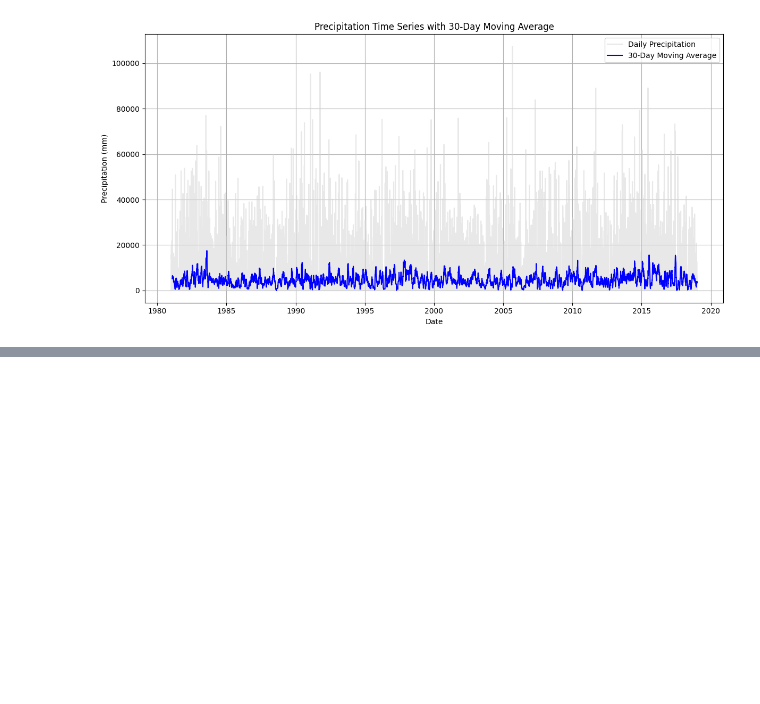
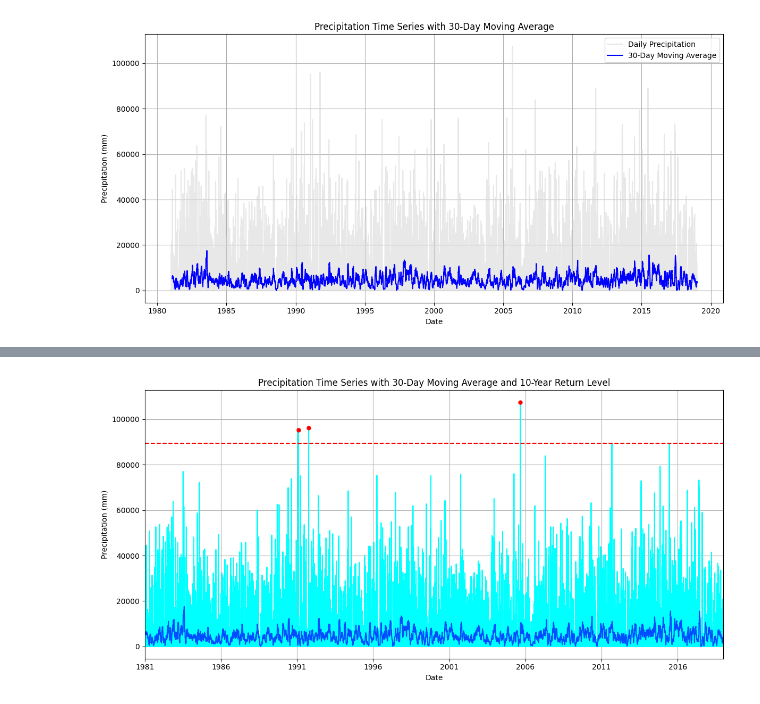
Before and after one commit to douglassilveirac/ENS5165_202402, a Jupyter notebook: pyEnv/Scripts/Série histórica precipitação Tangará.ipynb, the cells around one changed output, grey strips where cells are left out. Cells and saved outputs as stored; diff of their text form; code cells hidden in the pictures; blank space fills up the shorter version.

```diff
--- a/pyEnv/Scripts/Série histórica precipitação Tangará.ipynb
+++ b/pyEnv/Scripts/Série histórica precipitação Tangará.ipynb
@@ -89,0 +171,79 @@ See the caveats in the documentation: https://pandas.pydata.org/pandas-docs/stab
+# %%
+import pandas as pd
+import numpy as np
+import matplotlib.pyplot as plt
+from scipy.stats import gumbel_r
+
+# Lê o arquivo de origem
+file_path = 'C:/Users/dodo_/Documents/ENS5165_202402/ENS5165_202402/pyEnv/files/Precipatacao - 72715000 - TANGARA.xlsx'
+
+# Carregar os dados do Excel
+df = pd.read_excel(file_path, sheet_name='precipitation')
+
+# Converte a coluna 'precipitation' para numérico, tratando 'NaN' como valores ausentes
+df['precipitation'] = pd.to_numeric(df['precipitation'], errors='coerce')
+
+# Remove as linhas com valores NaN em 'precipitation'
+df_cleaned = df.dropna(subset=['precipitation'])
+
+# Cria uma coluna de data combinando 'year', 'month', e 'day'
+df_cleaned['date'] = pd.to_datetime(df_cleaned[['year', 'month', 'day']])
+
+# Calcula uma média móvel de 30 dias
+df_cleaned['precipitation_30d_ma'] = df_cleaned['precipitation'].rolling(window=30).mean()
+
+# Extrair o valor máximo de precipitação por ano
+df_cleaned['year'] = df_cleaned['date'].dt.year
+annual_max = df_cleaned.groupby('year')['precipitation'].max().dropna()
+
+# Ajustar a distribuição de Gumbel aos dados de máximos anuais
+params = gumbel_r.fit(annual_max)
+mu, beta = params
+
+# Definir o tempo de retorno desejado
+return_period = 10  # Tempo de retorno de 10 anos
+prob_exceedance = 1 / return_period
+
+# Calcular o valor de precipitação para o tempo de retorno
+precipitation_return_level = gumbel_r.ppf(1 - prob_exceedance, loc=mu, scale=beta)
+
+# Identificar os pontos que excedem o nível de retorno
+above_return_level = df_cleaned['precipitation'] > precipitation_return_level
+
+# Plota a série histórica com a média móvel e a linha de tempo de retorno
+plt.figure(figsize=(12, 6))
+
+# Série original
+plt.plot(df_cleaned['date'], df_cleaned['precipitation'], label='Daily Precipitation', color='cyan')
+
+# Série com média móvel de 30 dias
+plt.plot(df_cleaned['date'], df_cleaned['precipitation_30d_ma'], label='30-Day Moving Average', color='blue', alpha=0.7)
+
+# Linha do tempo de retorno de 10 anos
+plt.axhline(y=precipitation_return_level, color='red', linestyle='--', label=f'10-Year Return Level: {precipitation_return_level:.2f} mm')
+
+# Marcação dos pontos que excedem o nível de retorno
+plt.plot(df_cleaned['date'][above_return_level], df_cleaned['precipitation'][above_return_level], 'ro', markersize=5, label='Exceeds 10-Year Return Level')
+
+# Configuração do gráfico
+plt.title('Precipitation Time Series with 30-Day Moving Average and 10-Year Return Level')
+plt.xlabel('Date')
+plt.ylabel('Precipitation (mm)')
+
+# Definir limites do eixo x para começar e terminar conforme os dados
+plt.xlim(df_cleaned['date'].min(), df_cleaned['date'].max())
+
+# Calcular os anos para os rótulos do eixo x (múltiplos de 5)
+start_year = df_cleaned['date'].min().year
+end_year = df_cleaned['date'].max().year
+years = list(range(start_year, end_year + 1, 5))
+
+# Adicionar rótulos de ticks no eixo x com os anos múltiplos de 5
+plt.xticks(pd.to_datetime([f'{year}-01-01' for year in years]), years)
+
+# Ajustar a posição da legenda
+plt.legend
+plt.grid(True)
+plt.tight_layout()
+plt.show()
+# %% [output]
@@ -89,0 +265 @@ See the caveats in the documentation: https://pandas.pydata.org/pandas-docs/stab
+[figure, added]
```
Also changed, not shown: parts of 2 cells of this notebook.
